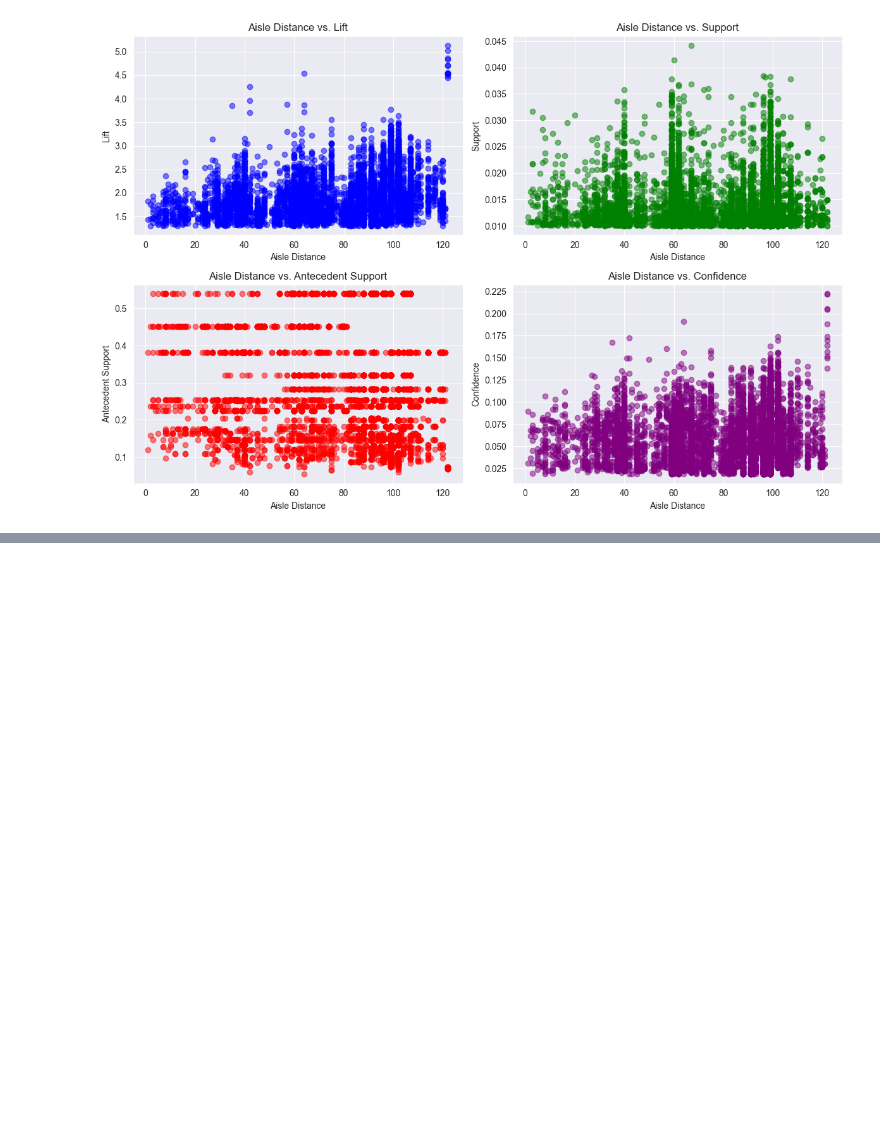
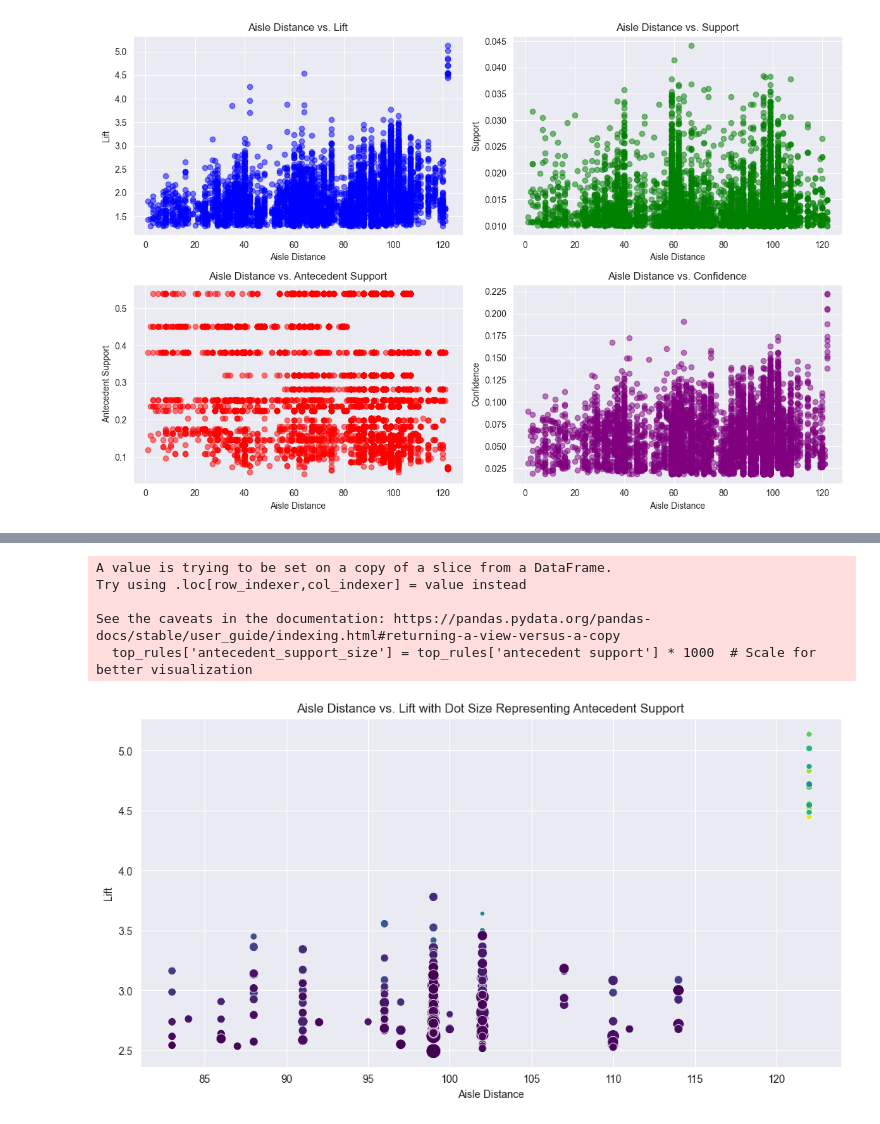
Before and after one commit to dleonrdz/supercenter-product-recommender, a Jupyter notebook: notebooks/02-Association_Mining_Analysis.ipynb, the cells around one changed output, grey strips where cells are left out. Drawn from its saved outputs; the diff is of its cells as text; code cells hidden in the pictures; blank space fills up the shorter version.

```diff
--- a/notebooks/02-Association_Mining_Analysis.ipynb
+++ b/notebooks/02-Association_Mining_Analysis.ipynb
@@ -265,0 +358,10 @@ plt.show()
+# %%
+sorted_rules = filtered_rules_business_rules.sort_values(by='combined_score', ascending=False)
+
+top_percentage = 0.1  # Select top 5% of the rules
+num_top_rules = int(len(sorted_rules) * top_percentage)
+top_rules = sorted_rules.head(num_top_rules)
+
+# Display the number of rules selected
+print(f"Number of rules selected: {num_top_rules}")
+top_rules
@@ -265,0 +417,27 @@ plt.show()
+# %%
+import seaborn as sns
+top_rules['antecedent_support_size'] = top_rules['antecedent support'] * 1000  # Scale for better visualization
+
+# Scatter Plot of Aisle Distance vs. Lift with Dot Size as Antecedent Support
+plt.figure(figsize=(12, 6))
+sns.scatterplot(
+    x='antecedent_support',
+    y='lift',
+    size='aisle_distance',
+    sizes=(20, 200),
+    hue='combined_score',
+    palette='viridis',
+    data=top_rules,
+    legend=False
+)
+plt.title('Aisle Distance vs. Lift with Dot Size Representing Antecedent Support')
+plt.xlabel('Aisle Distance')
+plt.ylabel('Lift')
+plt.show()
+# %% [output]
+A value is trying to be set on a copy of a slice from a DataFrame.
+Try using .loc[row_indexer,col_indexer] = value instead
+
+See the caveats in the documentation: https://pandas.pydata.org/pandas-docs/stable/user_guide/indexing.html#returning-a-view-versus-a-copy
+  top_rules['antecedent_support_size'] = top_rules['antecedent support'] * 1000  # Scale for better visualization
+[figure, added]
```
Also changed, not shown: parts of 23 cells of this notebook.
